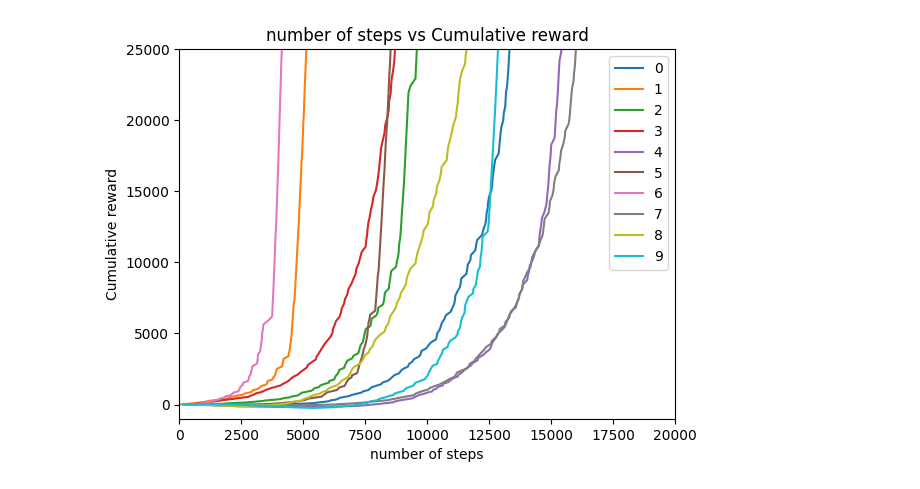
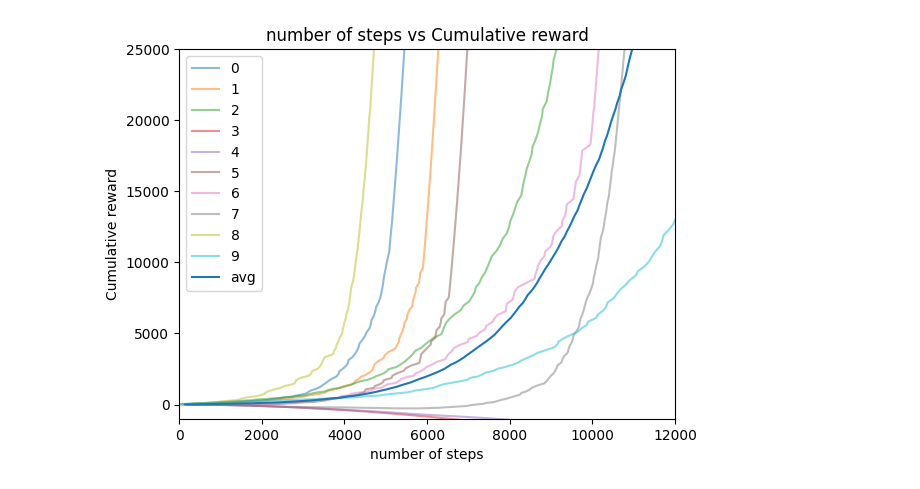
Before and after one commit to Schmiddi3110/MasterStudium, a Jupyter notebook: DRL/Studienarbeiten/Studienarbeit1/test.ipynb, the cells around one changed output. Saved outputs shown, nothing was run; the diff lists cells and outputs as text; code cells hidden in the pictures.

```diff
--- a/DRL/Studienarbeiten/Studienarbeit1/test.ipynb
+++ b/DRL/Studienarbeiten/Studienarbeit1/test.ipynb
@@ -43,7 +41,7 @@ def qlearning_episode(env):
     # run a certain number of episodes
     for episode in range(EPISODES):
         state = env.reset()
-        action = select_action(state, q_table)
+        action = select_action(episode, state, q_table)
 
         done = False
         episode_length = 0
@@ -51,7 +49,7 @@ def qlearning_episode(env):
         # run episode until a goal state or the maximum number of steps has been reached
         while not done and episode_length < MAX_EPISODE_LENGTH:
             next_state, reward, done = env.step(action)
-            next_action = select_action(next_state, q_table)
+            next_action = select_action(episode, next_state, q_table)
 
             # Q-Learning update rule
             delta = reward + GAMMA * np.max(q_table[next_state, next_action]) * (done < 0.5) - q_table[state, action]
@@ -81,21 +78,33 @@ for i in range(10):
 
     data[i] = qlearning_episode(env)
 # %%
+x_data_avg = np.zeros((EPISODES))
+y_data_avg = np.zeros((EPISODES))
 for i in range(data.keys().__len__()):
     x_data = np.cumsum([value[0] for value in list(data[i].values())])
     y_data = np.cumsum([value[1] for value in list(data[i].values())])
-    plt.plot(x_data, y_data, label=i)
+
+    x_data_avg = [sum(x) for x in zip(x_data, x_data_avg)]
+
+    y_data_avg = [sum(y) for y in zip(y_data, y_data_avg)]
+
+    plt.plot(x_data, y_data, label=i, alpha=0.5)
+
+x_data_avg = [a/10 for a in x_data_avg]
+y_data_avg = [a/10 for a in y_data_avg]
+
+plt.plot(x_data_avg, y_data_avg, label="avg")
 
 # Adding labels and title
 plt.xlabel('number of steps')
 plt.ylabel('Cumulative reward')
 plt.title('number of steps vs Cumulative reward')
 plt.ylim(-1000,25000)
-plt.xlim(0,20000)
+plt.xlim(0,12000)
 
 plt.legend()
 
 # Display the plot
 plt.show()
 # %% [output]
-[figure, old version]
+[figure, new version]
```
Also changed, not shown: parts of 4 cells of this notebook.
